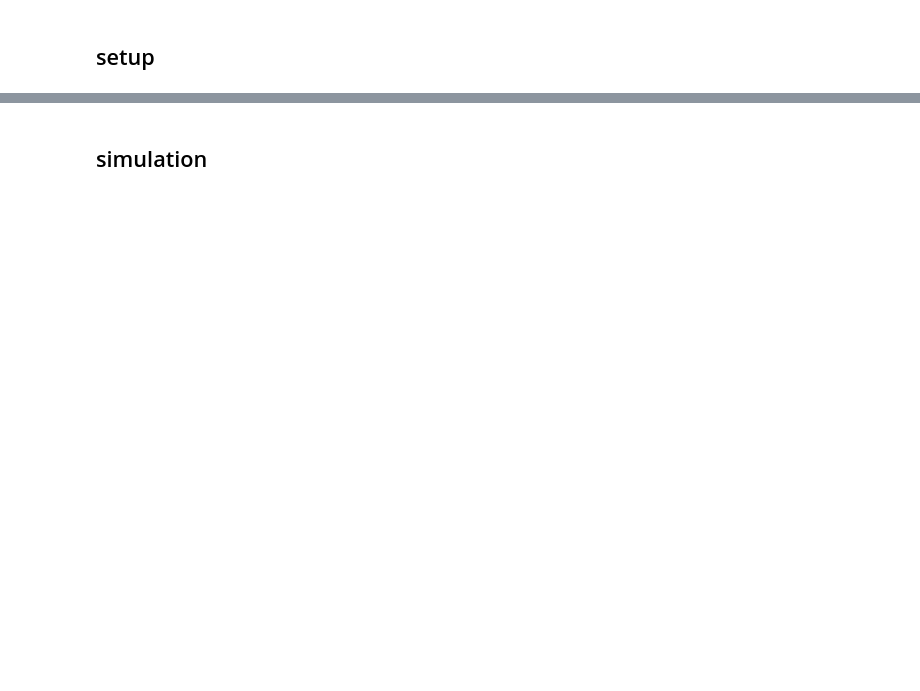
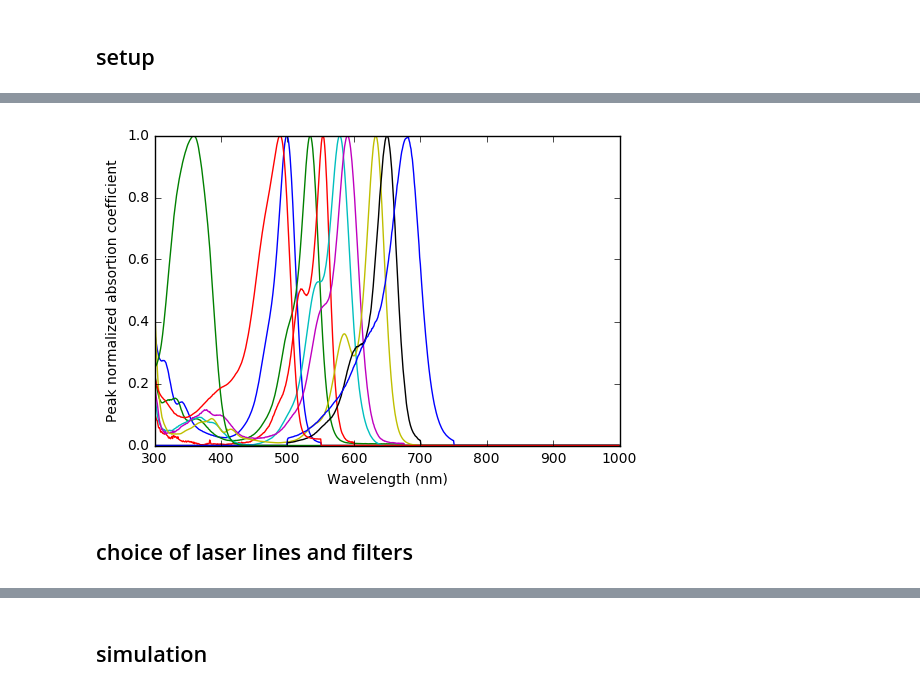
Before and after one commit to sofroniewn/unmixer, a Jupyter notebook: example.ipynb, the cells around one changed output, grey strips where cells are left out. Drawn from its saved outputs; the diff is of its cells as text; code cells hidden in the pictures; blank space fills up the shorter version.

```diff
--- a/example.ipynb
+++ b/example.ipynb
@@ -47,0 +101,10 @@ import matplotlib.pyplot as plt
+# %%
+for d in dyes:
+    plt.plot(d['spectrum'].Wavelength, d['spectrum'].Excitation/100);
+plt.xlabel('Wavelength (nm)');
+plt.ylabel('Peak normalized absortion coefficient');
+plt.ylim([0, 1]);
+# %% [output]
+[figure, added]
+# %% [markdown]
+## choice of laser lines and filters
```
Also changed, not shown: parts of 25 cells of this notebook, 15 other files.
